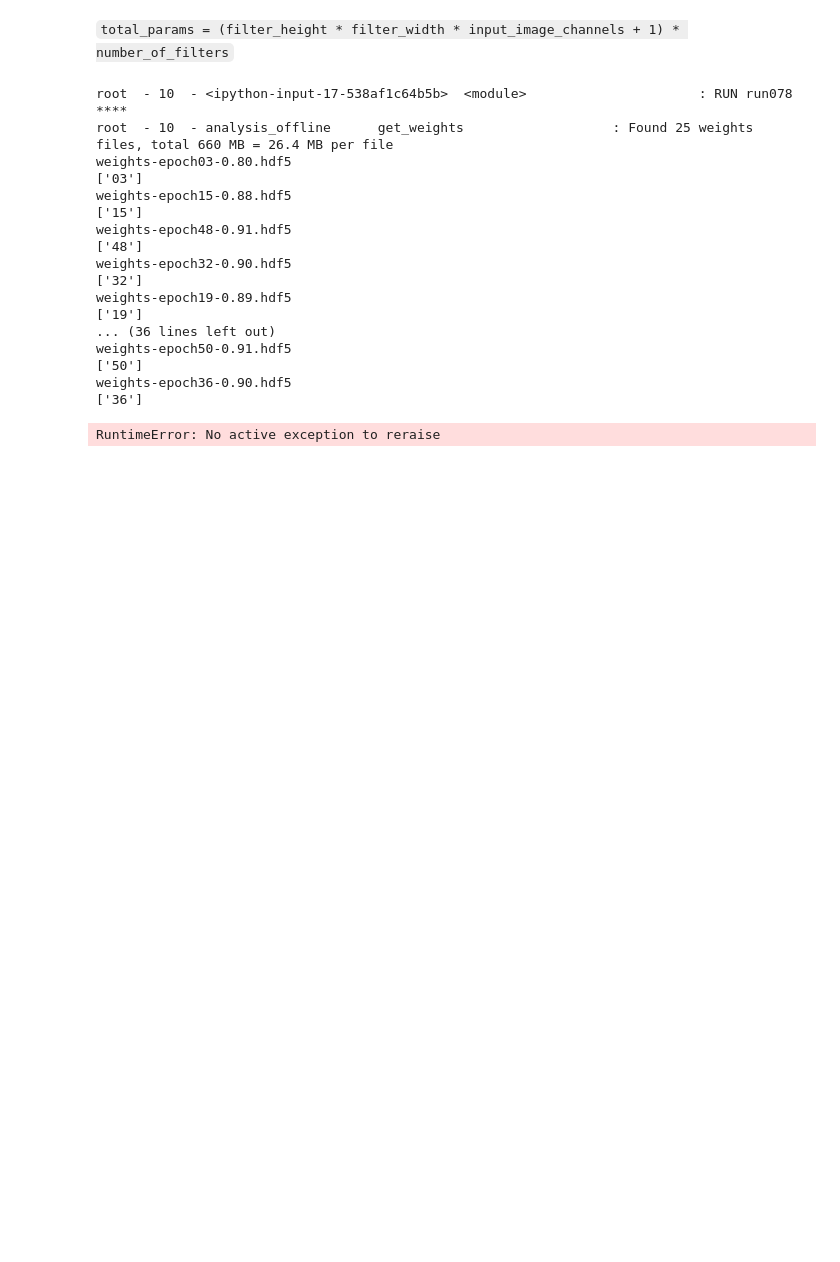
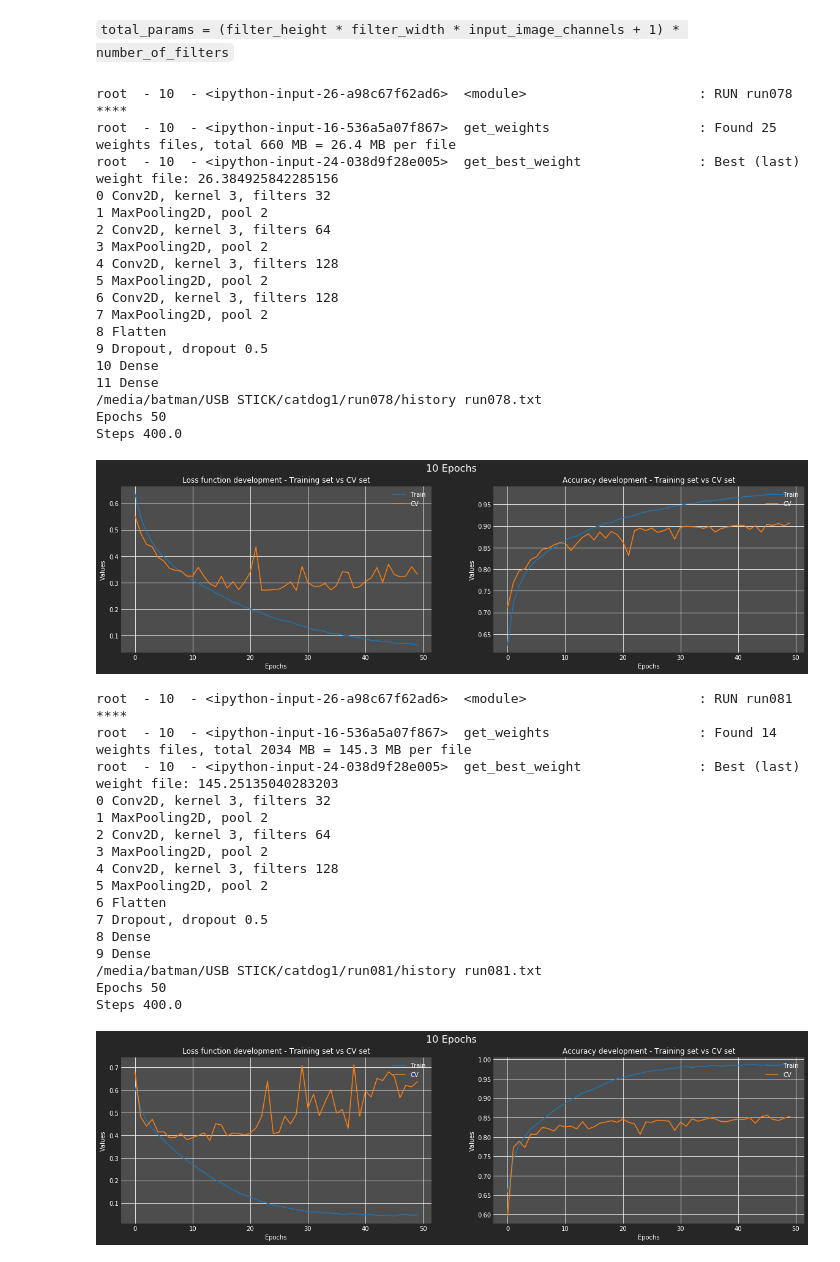
Before and after one commit to bmj-school/ref_DataScienceRetreat, a Jupyter notebook: DSR Lecture notebooks/MJ/Analysis r04.ipynb, the cells around one changed output. Saved outputs shown, nothing was run; the diff lists cells and outputs as text; code cells hidden in the pictures; blank space fills up the shorter version.

```diff
--- a/DSR Lecture notebooks/MJ/Analysis r04.ipynb
+++ b/DSR Lecture notebooks/MJ/Analysis r04.ipynb
@@ -101,3 +140,10 @@ layer_funcs = {
+# %%
+def get_best_weight(wts):
+    """Given a wieghts list previously created, return the last
+    """
+    best = list(sorted(wts, key=lambda x: x[3])).pop()
+    logging.debug("Best (last) weight file: {}".format(best[2]))
+    return best
 # %%
 root_path = os.path.join(this_project_path,project_name)
 run_folders = [dir for dir in os.listdir(root_path) if re.match('run',dir)]
@@ -109,62 +155,76 @@ for rfolder in run_folders:
     logging.debug('RUN {} ****'.format(rfolder))
 
     ###### Weights ######
-    wts = analysis.get_weights(this_run_path)
-    for wt in wts:
-        wt_name = wt[0][0]
-        print(wt_name)
-        epoch_num = re.findall(r'epoch\d+', wt_name)
-        epoch_num = re.findall(r'\d+', epoch_num[0])
-        print(epoch_num)
-    raise
-    get_last_weight(wts)
+    #wts = analysis.get_weights(this_run_path)
+    wts = get_weights(this_run_path)
+    best_wt = get_best_weight(wts)
+    #print(best_wt)
+
 
     ###### Architecture ######
     path_arch = analysis.get_architecture(this_run_path)
     from keras.models import model_from_json
     with open(path_arch,'r') as arch_file:
         arch_dict = json.load(arch_file)
     with open(path_arch,'r') as arch_file:
         loaded_model_json = arch_file.read()
         model = model_from_json(loaded_model_json)
     #model.summary()
 
     # Loop layers
     for i,layer in enumerate(arch_dict['config']):
         #this_layer = arch_dict['config'][k]
         #pprint(layer)
         #print(layer['class_name'])
         layer_str = layer_funcs[layer['class_name']](layer)
         print(i,layer_str)
 
-        #raise
+
     ###### History ######
     path_hist = analysis.get_history(this_run_path)
     #print('hist',path_hist)
     with open(path_hist) as hist_file:
         hist_dict = json.load(hist_file)
     #print(hist_dict)
     print("Epochs",hist_dict['params']['epochs'])
     print("Steps",hist_dict['params']['steps'])
 
     plot_hist(hist_dict)
     #raise
 # %% [output]
-root  - 10  - <ipython-input-17-538af1c64b5b>  <module>                      : RUN run078 ****
-root  - 10  - analysis_offline      get_weights                   : Found 25 weights files, total 660 MB = 26.4 MB per file
-weights-epoch03-0.80.hdf5
-['03']
-weights-epoch15-0.88.hdf5
-['15']
-weights-epoch48-0.91.hdf5
-['48']
-weights-epoch32-0.90.hdf5
-['32']
-weights-epoch19-0.89.hdf5
-['19']
-... (36 lines left out)
-weights-epoch50-0.91.hdf5
-['50']
-weights-epoch36-0.90.hdf5
-['36']
+root  - 10  - <ipython-input-26-a98c67f62ad6>  <module>                      : RUN run078 ****
+root  - 10  - <ipython-input-16-536a5a07f867>  get_weights                   : Found 25 weights files, total 660 MB = 26.4 MB per file
+root  - 10  - <ipython-input-24-038d9f28e005>  get_best_weight               : Best (last) weight file: 26.384925842285156
+0 Conv2D, kernel 3, filters 32
+1 MaxPooling2D, pool 2
+2 Conv2D, kernel 3, filters 64
+3 MaxPooling2D, pool 2
+4 Conv2D, kernel 3, filters 128
+5 MaxPooling2D, pool 2
+6 Conv2D, kernel 3, filters 128
+7 MaxPooling2D, pool 2
+8 Flatten
+9 Dropout, dropout 0.5
+10 Dense
+11 Dense
+/media/batman/USB STICK/catdog1/run078/history run078.txt
+Epochs 50
+Steps 400.0
+[figure, added]
-RuntimeError: No active exception to reraise
+root  - 10  - <ipython-input-26-a98c67f62ad6>  <module>                      : RUN run081 ****
+root  - 10  - <ipython-input-16-536a5a07f867>  get_weights                   : Found 14 weights files, total 2034 MB = 145.3 MB per file
+root  - 10  - <ipython-input-24-038d9f28e005>  get_best_weight               : Best (last) weight file: 145.25135040283203
+0 Conv2D, kernel 3, filters 32
+1 MaxPooling2D, pool 2
+2 Conv2D, kernel 3, filters 64
+3 MaxPooling2D, pool 2
+4 Conv2D, kernel 3, filters 128
+5 MaxPooling2D, pool 2
+6 Flatten
+7 Dropout, dropout 0.5
+8 Dense
+9 Dense
+/media/batman/USB STICK/catdog1/run081/history run081.txt
+Epochs 50
+Steps 400.0
+[figure, added]
```
Also changed, not shown: parts of 2 cells of this notebook, 41 other files.
